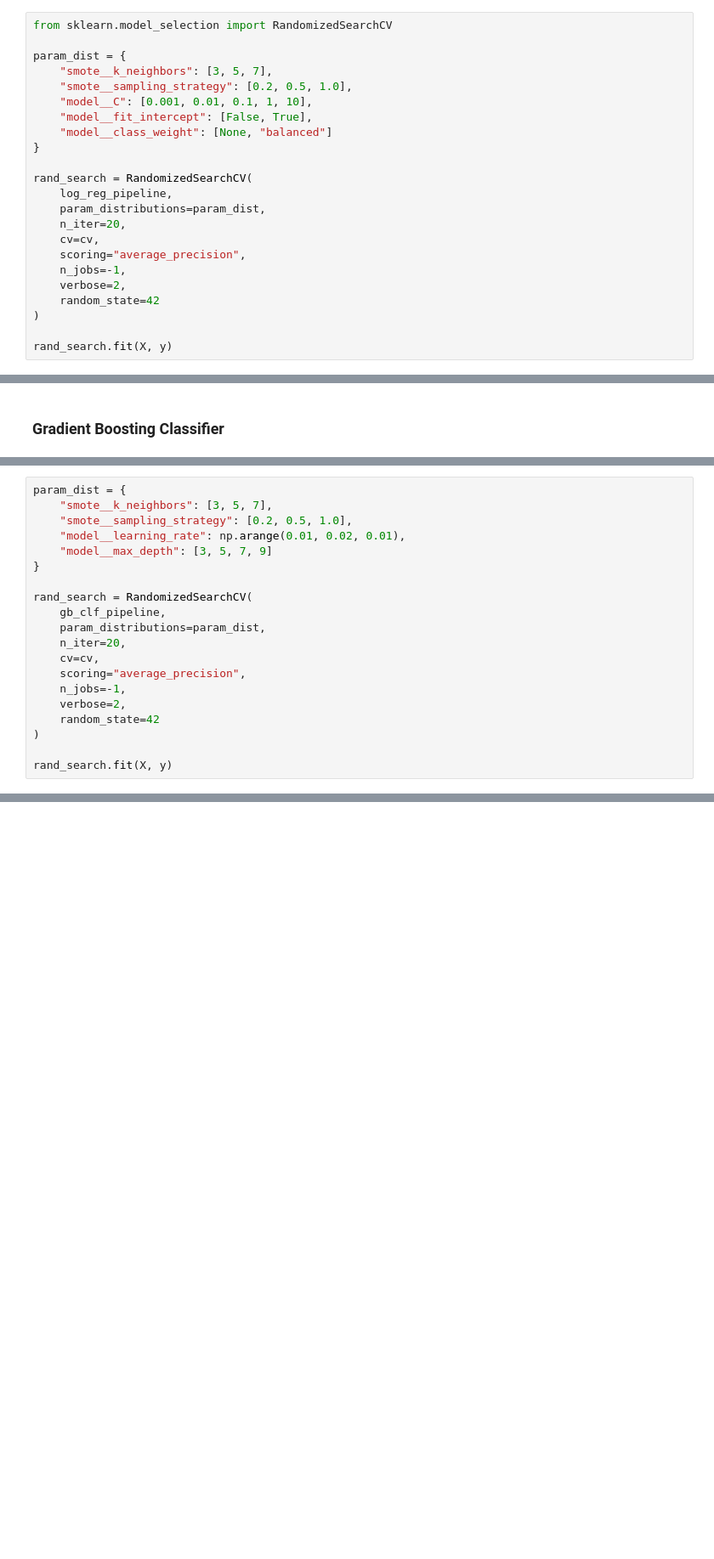
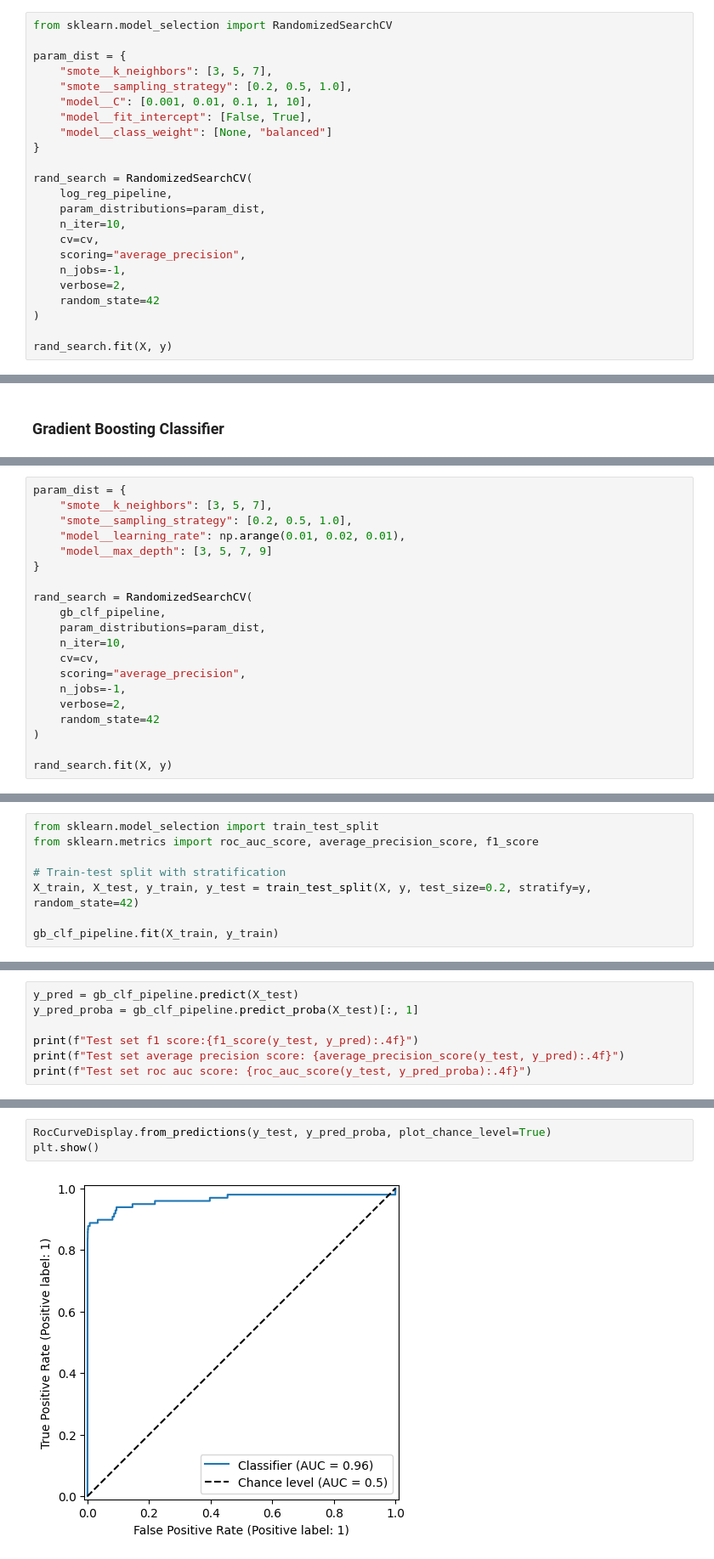
Before and after one commit to webmaster99-stack/credit-card-fraud-detection, a Jupyter notebook: notebooks/model_training_real_data.ipynb, the cells around one changed output, grey strips where cells are left out. Shown at 85% size. Saved outputs shown, nothing was run; the diff lists cells and outputs as text; blank space fills up the shorter version.

Commit message:
Final evaluation of best model trained on real data

```diff
--- a/notebooks/model_training_real_data.ipynb
+++ b/notebooks/model_training_real_data.ipynb
@@ -247,7 +249,7 @@ param_dist = {
 rand_search = RandomizedSearchCV(
     log_reg_pipeline,
     param_distributions=param_dist,
-    n_iter=20,
+    n_iter=10,
     cv=cv,
     scoring="average_precision",
     n_jobs=-1,
@@ -344,7 +350,7 @@ param_dist = {
 rand_search = RandomizedSearchCV(
     gb_clf_pipeline,
     param_distributions=param_dist,
-    n_iter=20,
+    n_iter=10,
     cv=cv,
     scoring="average_precision",
     n_jobs=-1,
@@ -379,0 +390,8 @@ Best score: 0.7640
+# %%
+from sklearn.model_selection import train_test_split
+from sklearn.metrics import roc_auc_score, average_precision_score, f1_score
+
+# Train-test split with stratification
+X_train, X_test, y_train, y_test = train_test_split(X, y, test_size=0.2, stratify=y, random_state=42)
+
+gb_clf_pipeline.fit(X_train, y_train)
@@ -379,0 +401,7 @@ Best score: 0.7640
+# %%
+y_pred = gb_clf_pipeline.predict(X_test)
+y_pred_proba = gb_clf_pipeline.predict_proba(X_test)[:, 1]
+
+print(f"Test set f1 score:{f1_score(y_test, y_pred):.4f}")
+print(f"Test set average precision score: {average_precision_score(y_test, y_pred):.4f}")
+print(f"Test set roc auc score: {roc_auc_score(y_test, y_pred_proba):.4f}")
@@ -379,0 +412,5 @@ Best score: 0.7640
+# %%
+RocCurveDisplay.from_predictions(y_test, y_pred_proba, plot_chance_level=True)
+plt.show()
+# %% [output]
+[figure, added]
```
Also changed, not shown: parts of 14 cells of this notebook.
